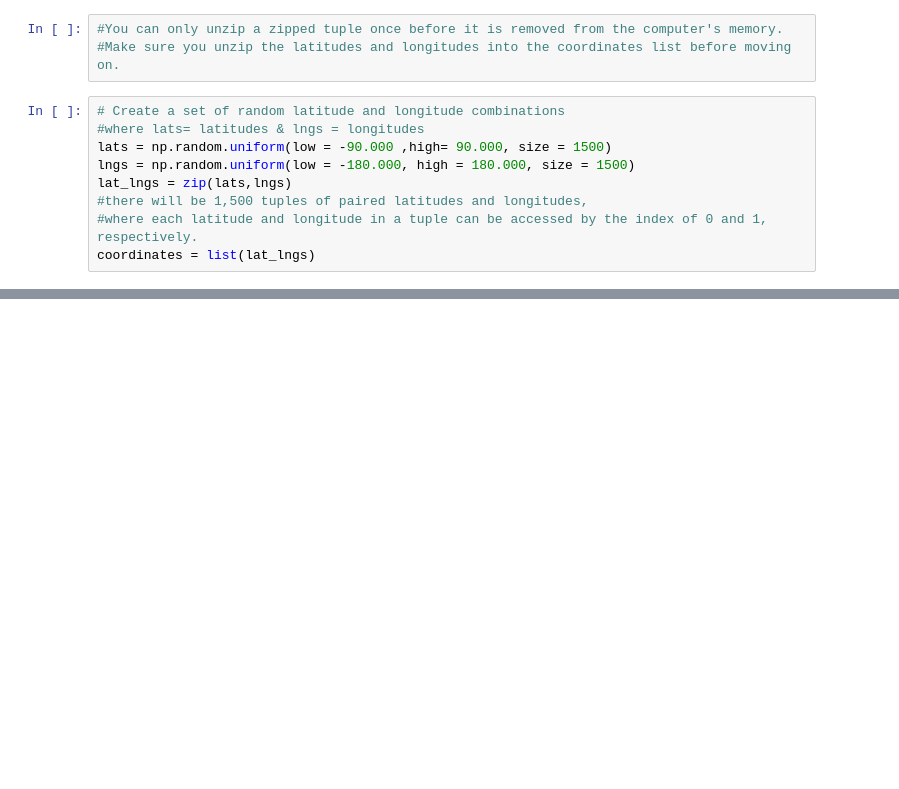
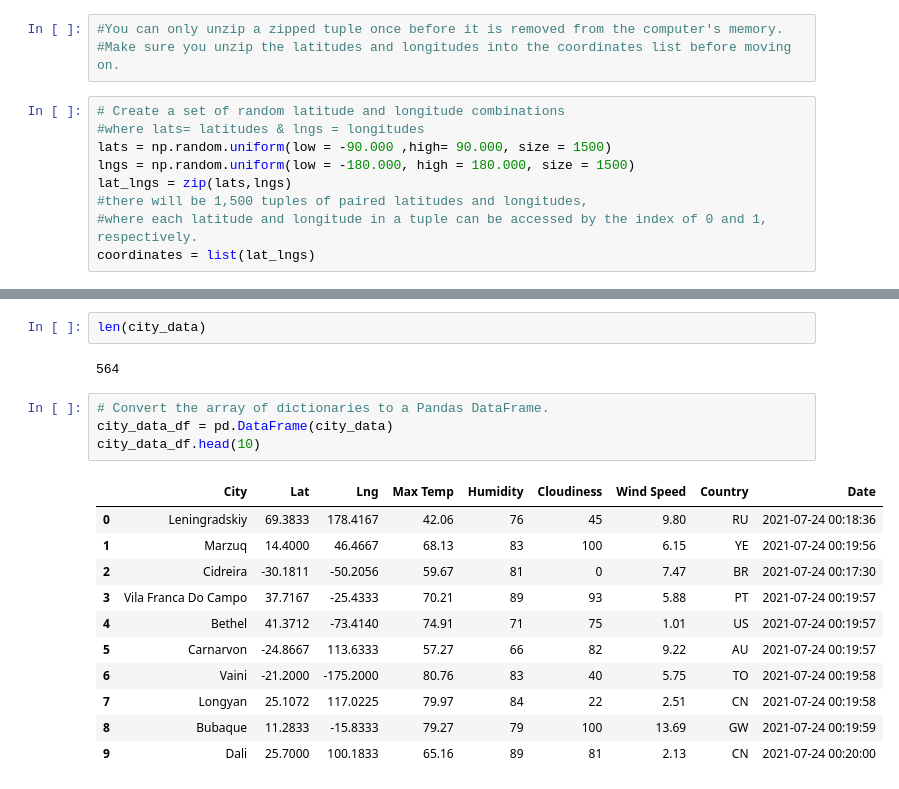
Before and after one commit to alesandelmoral/World_Weather_Analysis, a Jupyter notebook: WeatherPy.ipynb, the cells around one changed output, grey strips where cells are left out. Drawn from its saved outputs; the diff is of its cells as text; blank space fills up the shorter version.

```diff
--- a/WeatherPy.ipynb
+++ b/WeatherPy.ipynb
@@ -51,0 +169,20 @@ len(cities)
+# %%
+len(city_data)
+# %% [output]
+564
+# %%
+# Convert the array of dictionaries to a Pandas DataFrame.
+city_data_df = pd.DataFrame(city_data)
+city_data_df.head(10)
+# %% [output]
+|  | City | Lat | Lng | Max Temp | Humidity | Cloudiness | Wind Speed | Country | Date |
+| 0 | Leningradskiy | 69.3833 | 178.4167 | 42.06 | 76 | 45 | 9.80 | RU | 2021-07-24 00:18:36 |
+| 1 | Marzuq | 14.4000 | 46.4667 | 68.13 | 83 | 100 | 6.15 | YE | 2021-07-24 00:19:56 |
+| 2 | Cidreira | -30.1811 | -50.2056 | 59.67 | 81 | 0 | 7.47 | BR | 2021-07-24 00:17:30 |
+| 3 | Vila Franca Do Campo | 37.7167 | -25.4333 | 70.21 | 89 | 93 | 5.88 | PT | 2021-07-24 00:19:57 |
+| 4 | Bethel | 41.3712 | -73.4140 | 74.91 | 71 | 75 | 1.01 | US | 2021-07-24 00:19:57 |
+| 5 | Carnarvon | -24.8667 | 113.6333 | 57.27 | 66 | 82 | 9.22 | AU | 2021-07-24 00:19:57 |
+| 6 | Vaini | -21.2000 | -175.2000 | 80.76 | 83 | 40 | 5.75 | TO | 2021-07-24 00:19:58 |
+| 7 | Longyan | 25.1072 | 117.0225 | 79.97 | 84 | 22 | 2.51 | CN | 2021-07-24 00:19:58 |
+| 8 | Bubaque | 11.2833 | -15.8333 | 79.27 | 79 | 100 | 13.69 | GW | 2021-07-24 00:19:59 |
+| 9 | Dali | 25.7000 | 100.1833 | 65.16 | 89 | 81 | 2.13 | CN | 2021-07-24 00:20:00 |
```
Also changed, not shown: parts of 11 cells of this notebook, 2 other files.
